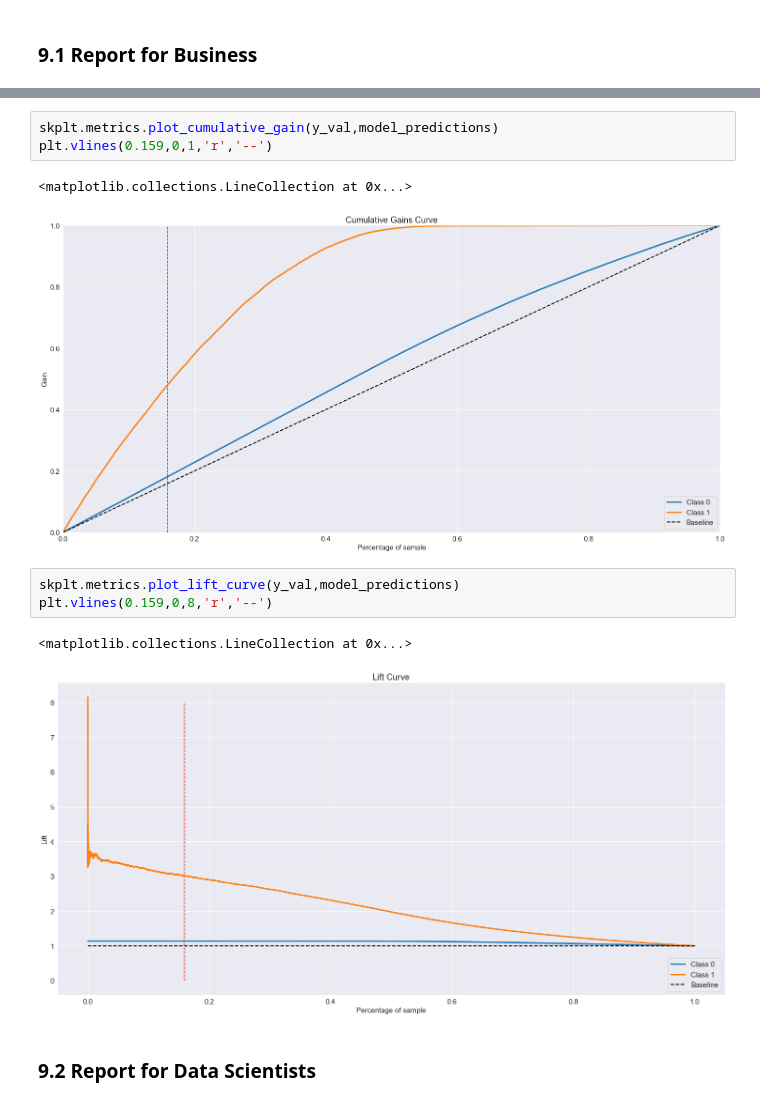
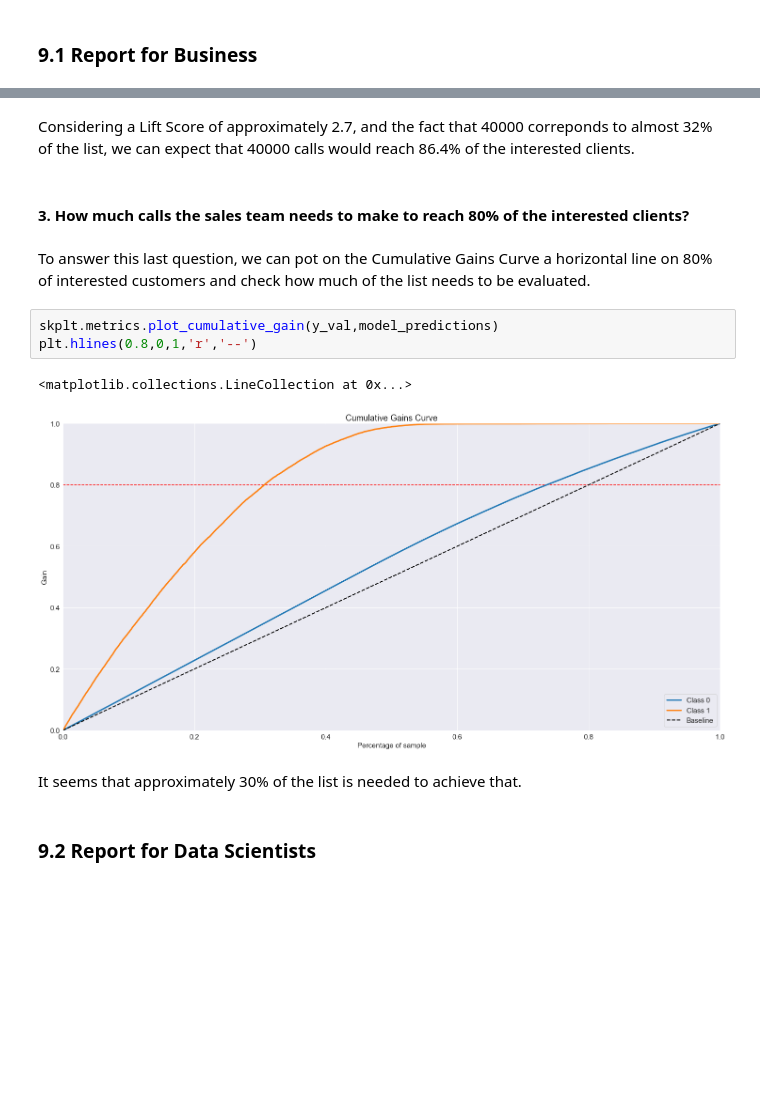
Before and after one commit to andre-ls/insurance-cross-sell, a Jupyter notebook: Code/main_notebook.ipynb, the cells around one changed output, grey strips where cells are left out. Saved outputs shown, nothing was run; the diff lists cells and outputs as text; blank space fills up the shorter version.

```diff
--- a/Code/main_notebook.ipynb
+++ b/Code/main_notebook.ipynb
@@ -770,15 +828,17 @@ model_predictions.to_pickle('../Data/model_predictions.pkl')
+# %% [markdown]
+Considering a Lift Score of approximately 2.7, and the fact that 40000 correponds to almost 32% of the list, we can expect that 40000 calls would reach 86.4% of the interested clients.
+# %% [markdown]
+#### 3. How much calls the sales team needs to make to reach 80% of the interested clients?
+# %% [markdown]
+To answer this last question, we can pot on the Cumulative Gains Curve a horizontal line on 80% of interested customers and check how much of the list needs to be evaluated.
 # %%
 skplt.metrics.plot_cumulative_gain(y_val,model_predictions)
-plt.vlines(0.159,0,1,'r','--')
+plt.hlines(0.8,0,1,'r','--')
 # %% [output]
 <matplotlib.collections.LineCollection at 0x...>
-[figure, old version]
+[figure, new version]
-# %%
-skplt.metrics.plot_lift_curve(y_val,model_predictions)
-plt.vlines(0.159,0,8,'r','--')
-# %% [output]
-<matplotlib.collections.LineCollection at 0x...>
-[figure, removed]
+# %% [markdown]
+It seems that approximately 30% of the list is needed to achieve that.
 # %% [markdown]
 ### 9.2 Report for Data Scientists
 # %%
```
Also changed, not shown: parts of 23 cells of this notebook.
